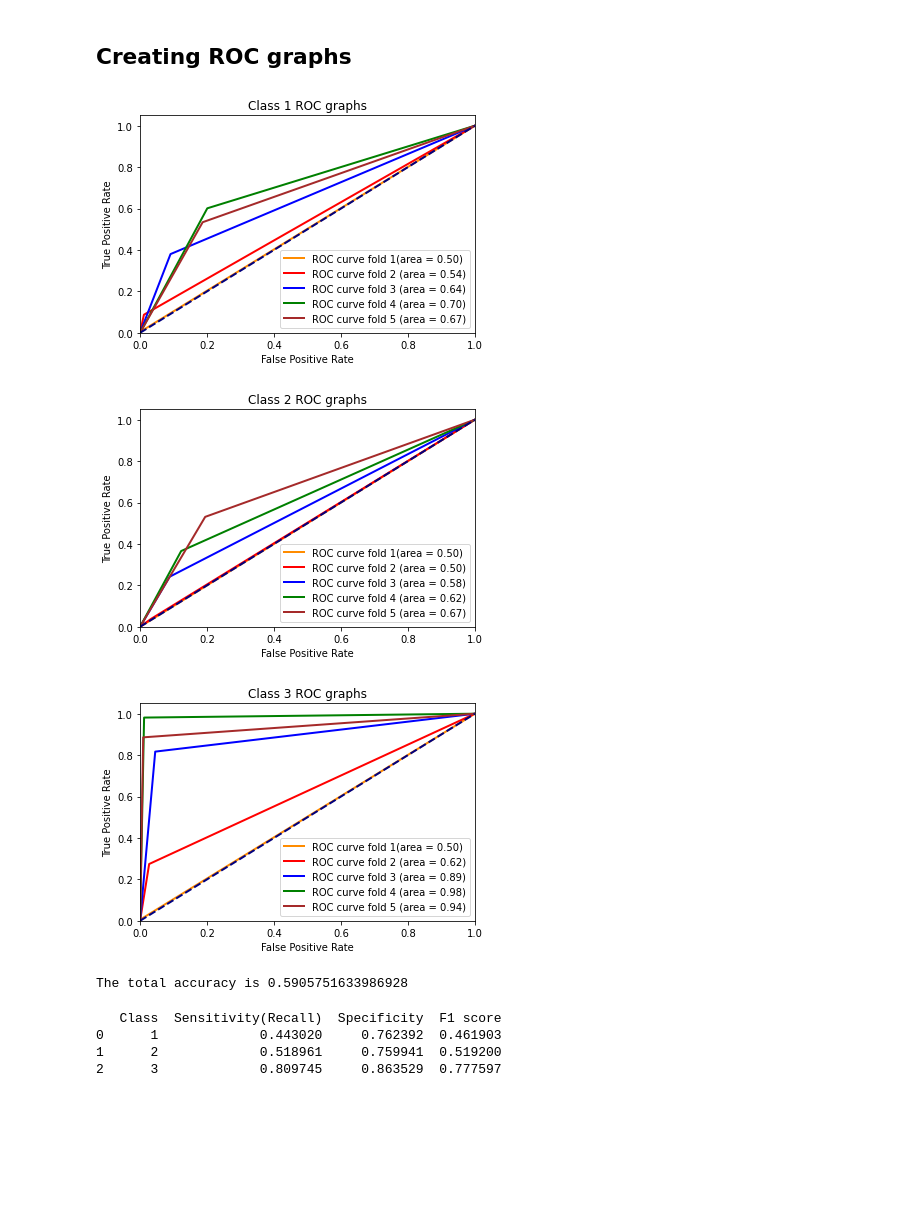
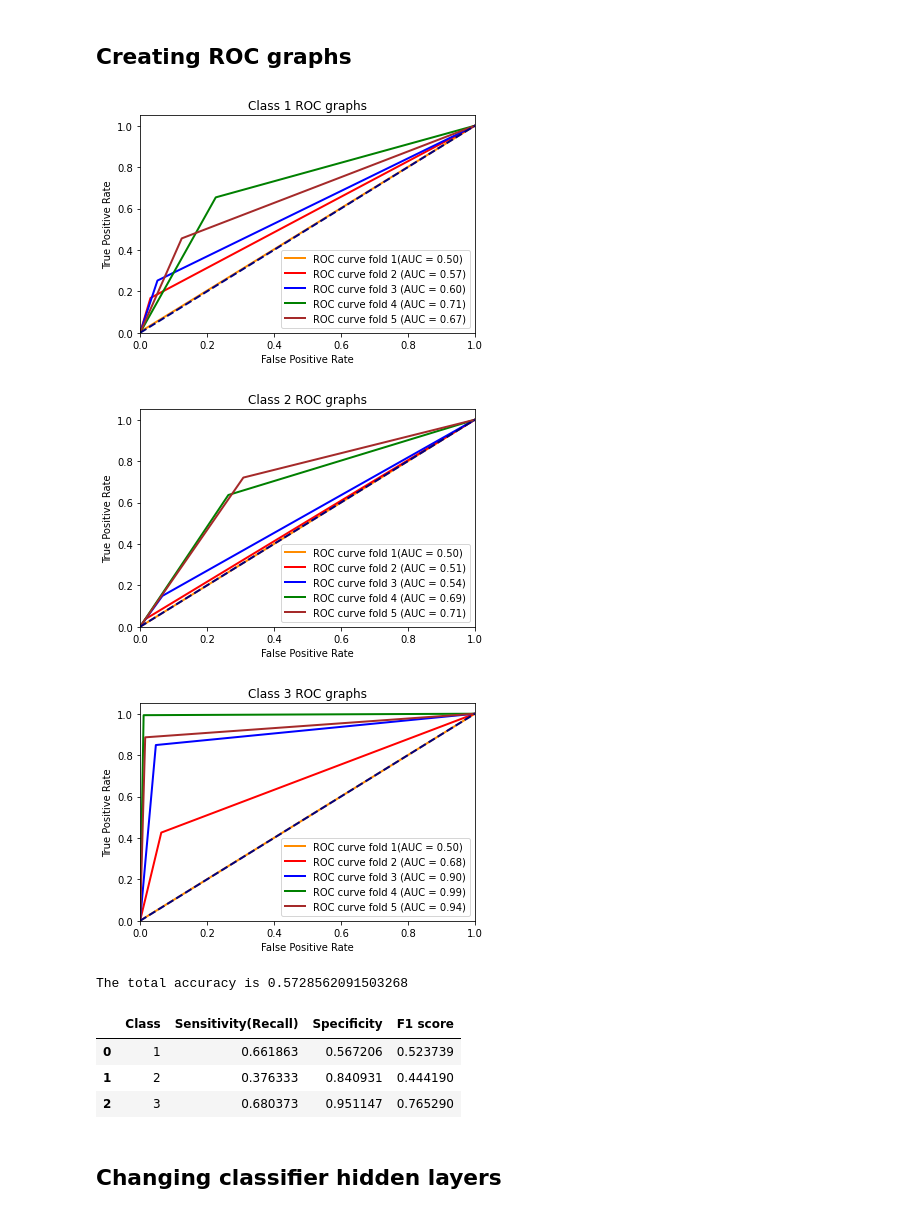
Before and after one commit to pemba007/motor-ml, a Jupyter notebook: index.ipynb, the cells around one changed output. Saved outputs shown, nothing was run; the diff lists cells and outputs as text; code cells hidden in the pictures; blank space fills up the shorter version.

```diff
--- a/index.ipynb
+++ b/index.ipynb
@@ -57,7 +57,7 @@ sns.displot(x = df['z'], kind='kde')
 [figure]
 # %%
 # Separating target variable
-y = df['wconfid']
+y_original = df['wconfid']
 df.drop(columns=['wconfid'], inplace=True)
 # %%
 import warnings
@@ -80,7 +80,7 @@ from sklearn.metrics import accuracy_score, RocCurveDisplay, classification_repo
 
 skf = StratifiedKFold(n_splits=5)
 
-clf = MLPClassifier()
+clf = MLPClassifier(max_iter=100)
 
 classifier = OneVsRestClassifier(
   clf
@@ -96,6 +96,8 @@ predicted_classes = np.empty([0], dtype=int)
 all_fprs = list()
 all_tprs = list()
 all_roc_aucs = list()
+
+y = y_original
 
 # for train_index, test_index in skf.split(df, y):
 for k, (train_index, test_index) in enumerate(skf.split(df, y)):
@@ -210,48 +212,48 @@ plt.plot(
     class_1_tpr[0],
     color="darkorange",
     lw=lw,
-    label="ROC curve fold 1(area = %0.2f)" % class_1_roc_auc[0],
+    label="ROC curve fold 1(AUC = %0.2f)" % class_1_roc_auc[0],
 )
 plt.plot(
     class_1_fpr[1],
     class_1_tpr[1],
     color="red",
     lw=lw,
-    label="ROC curve fold 2 (area = %0.2f)" % class_1_roc_auc[1],
+    label="ROC curve fold 2 (AUC = %0.2f)" % class_1_roc_auc[1],
 )
 plt.plot(
     class_1_fpr[2],
     class_1_tpr[2],
     color="blue",
     lw=lw,
-    label="ROC curve fold 3 (area = %0.2f)" % class_1_roc_auc[2],
+    label="ROC curve fold 3 (AUC = %0.2f)" % class_1_roc_auc[2],
 )
 plt.plot(
     class_1_fpr[3],
     class_1_tpr[3],
     color="green",
     lw=lw,
-    label="ROC curve fold 4 (area = %0.2f)" % class_1_roc_auc[3],
+    label="ROC curve fold 4 (AUC = %0.2f)" % class_1_roc_auc[3],
 )
 
 plt.plot(
     class_1_fpr[4],
     class_1_tpr[4],
     color="brown",
     lw=lw,
-    label="ROC curve fold 5 (area = %0.2f)" % class_1_roc_auc[4],
+    label="ROC curve fold 5 (AUC = %0.2f)" % class_1_roc_auc[4],
 )
 
 plt.plot([0, 1], [0, 1], color="navy", lw=lw, linestyle="--")
 plt.xlim([0.0, 1.0])
 plt.ylim([0.0, 1.05])
 plt.xlabel("False Positive Rate")
 plt.ylabel("True Positive Rate")
 plt.title("Class 1 ROC graphs")
 plt.legend(loc="lower right")
 plt.show()
 # %% [output]
-[figure, old version]
+[figure, new version]
 # %%
 plt.figure()
 lw = 2
@@ -260,28 +262,28 @@ plt.plot(
     class_2_tpr[0],
     color="darkorange",
     lw=lw,
-    label="ROC curve fold 1(area = %0.2f)" % class_2_roc_auc[0],
+    label="ROC curve fold 1(AUC = %0.2f)" % class_2_roc_auc[0],
 )
 plt.plot(
     class_2_fpr[1],
     class_2_tpr[1],
     color="red",
     lw=lw,
-    label="ROC curve fold 2 (area = %0.2f)" % class_2_roc_auc[1],
+    label="ROC curve fold 2 (AUC = %0.2f)" % class_2_roc_auc[1],
 )
 plt.plot(
     class_2_fpr[2],
     class_2_tpr[2],
     color="blue",
     lw=lw,
-    label="ROC curve fold 3 (area = %0.2f)" % class_2_roc_auc[2],
+    label="ROC curve fold 3 (AUC = %0.2f)" % class_2_roc_auc[2],
 )
 plt.plot(
     class_2_fpr[3],
     class_2_tpr[3],
     color="green",
     lw=lw,
-    label="ROC curve fold 4 (area = %0.2f)" % class_2_roc_auc[3],
+    label="ROC curve fold 4 (AUC = %0.2f)" % class_2_roc_auc[3],
 )
 
 plt.plot(
@@ -289,7 +291,7 @@ plt.plot(
     class_2_tpr[4],
     color="brown",
     lw=lw,
-    label="ROC curve fold 5 (area = %0.2f)" % class_2_roc_auc[4],
+    label="ROC curve fold 5 (AUC = %0.2f)" % class_2_roc_auc[4],
 )
 
 plt.plot([0, 1], [0, 1], color="navy", lw=lw, linestyle="--")
@@ -301,7 +303,7 @@ plt.title("Class 2 ROC graphs")
 plt.legend(loc="lower right")
 plt.show()
 # %% [output]
-[figure, old version]
+[figure, new version]
 # %%
 plt.figure()
 lw = 2
@@ -310,28 +312,28 @@ plt.plot(
     class_3_tpr[0],
     color="darkorange",
     lw=lw,
-    label="ROC curve fold 1(area = %0.2f)" % class_3_roc_auc[0],
+    label="ROC curve fold 1(AUC = %0.2f)" % class_3_roc_auc[0],
 )
 plt.plot(
     class_3_fpr[1],
     class_3_tpr[1],
     color="red",
     lw=lw,
-    label="ROC curve fold 2 (area = %0.2f)" % class_3_roc_auc[1],
+    label="ROC curve fold 2 (AUC = %0.2f)" % class_3_roc_auc[1],
 )
 plt.plot(
     class_3_fpr[2],
     class_3_tpr[2],
     color="blue",
     lw=lw,
-    label="ROC curve fold 3 (area = %0.2f)" % class_3_roc_auc[2],
+    label="ROC curve fold 3 (AUC = %0.2f)" % class_3_roc_auc[2],
 )
 plt.plot(
     class_3_fpr[3],
     class_3_tpr[3],
     color="green",
     lw=lw,
-    label="ROC curve fold 4 (area = %0.2f)" % class_3_roc_auc[3],
+    label="ROC curve fold 4 (AUC = %0.2f)" % class_3_roc_auc[3],
 )
 
 plt.plot(
@@ -339,7 +341,7 @@ plt.plot(
     class_3_tpr[4],
     color="brown",
     lw=lw,
-    label="ROC curve fold 5 (area = %0.2f)" % class_3_roc_auc[4],
+    label="ROC curve fold 5 (AUC = %0.2f)" % class_3_roc_auc[4],
 )
 
 plt.plot([0, 1], [0, 1], color="navy", lw=lw, linestyle="--")
@@ -351,7 +353,7 @@ plt.title("Class 3 ROC graphs")
 plt.legend(loc="lower right")
 plt.show()
 # %% [output]
-[figure, old version]
+[figure, new version]
 # %%
 cm = multilabel_confusion_matrix(actual_classes, predicted_classes)
 
@@ -372,11 +374,13 @@ frame = pd.DataFrame(res, columns = ['Class','Sensitivity(Recall)','Specificity'
 total_accuracy = accuracy_score(actual_classes, predicted_classes)
 print("The total accuracy is", total_accuracy)
 # %% [output]
-The total accuracy is 0.5905751633986928
+The total accuracy is 0.5728562091503268
-# %%
-print(frame)
-# %% [output]
-   Class  Sensitivity(Recall)  Specificity  F1 score
-0      1             0.443020     0.762392  0.461903
-1      2             0.518961     0.759941  0.519200
-2      3             0.809745     0.863529  0.777597
+# %%
+frame
+# %% [output]
+|  | Class | Sensitivity(Recall) | Specificity | F1 score |
+| 0 | 1 | 0.661863 | 0.567206 | 0.523739 |
+| 1 | 2 | 0.376333 | 0.840931 | 0.444190 |
+| 2 | 3 | 0.680373 | 0.951147 | 0.765290 |
+# %% [markdown]
+## Changing classifier hidden layers
```
Also changed, not shown: parts of 8 cells of this notebook.
